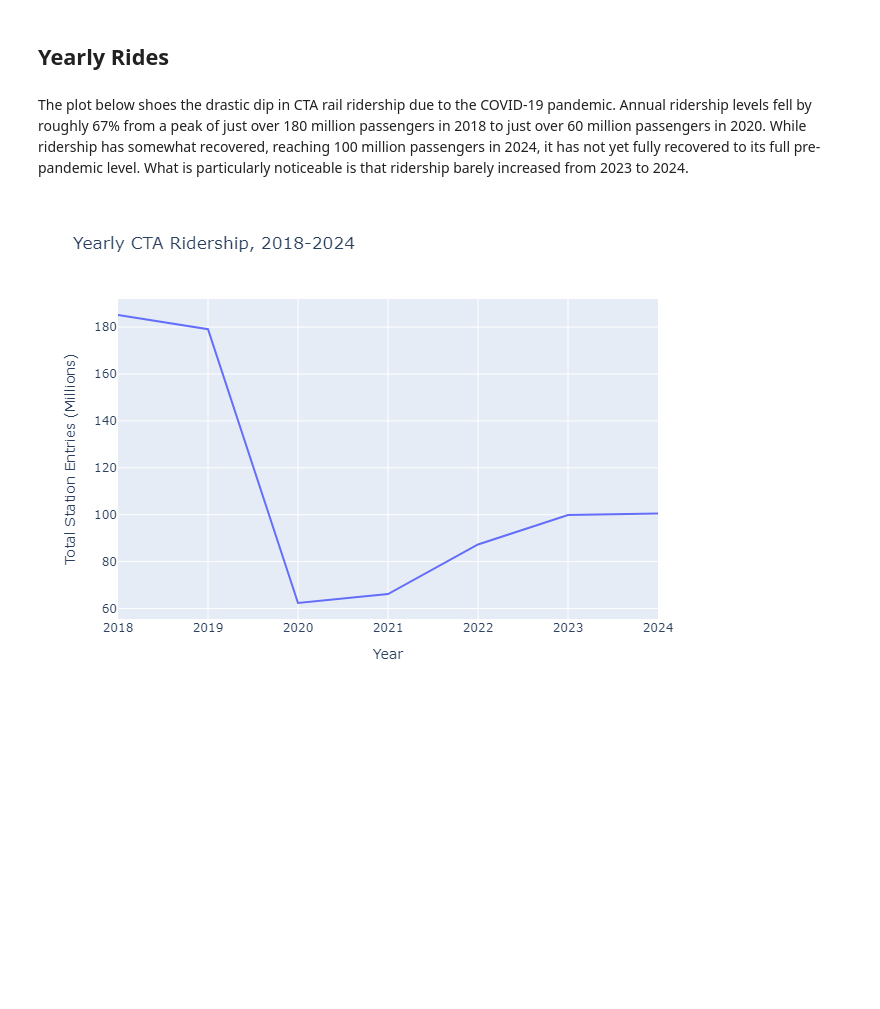
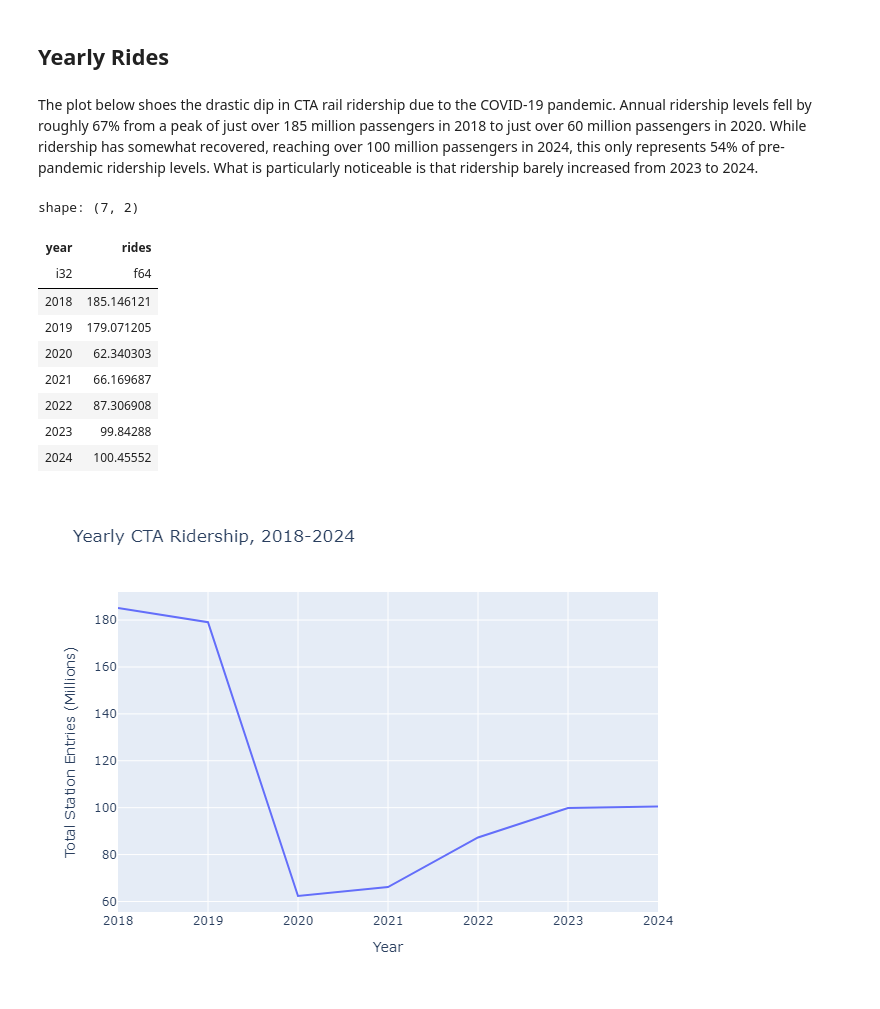
Before and after one commit to bryantco/cta-analysis, a Jupyter notebook: analyze_ridership.ipynb, the cells around one changed output. Cells and saved outputs as stored; diff of their text form; code cells hidden in the pictures; blank space fills up the shorter version.

```diff
--- a/analyze_ridership.ipynb
+++ b/analyze_ridership.ipynb
@@ -84,9 +91,9 @@ assert ridership_df.unique(subset=primary_key_columns).height == ridership_df.he
 ## Yearly Rides
 # %% [markdown]
 The plot below shoes the drastic dip in CTA rail ridership due to the COVID-19 pandemic. Annual ridership levels
-fell by roughly 67% from a peak of just over 180 million passengers in 2018 to just over 60 million passengers
-in 2020. While ridership has somewhat recovered, reaching 100 million passengers in 2024, it has not yet
-fully recovered to its full pre-pandemic level. What is particularly noticeable is that ridership barely increased
+fell by roughly 67% from a peak of just over 185 million passengers in 2018 to just over 60 million passengers
+in 2020. While ridership has somewhat recovered, reaching over 100 million passengers in 2024, this only represents
+54% of pre-pandemic ridership levels. What is particularly noticeable is that ridership barely increased
 from 2023 to 2024.
 # %%
 ridership_df_year_level = ridership_df.group_by(
@@ -96,6 +103,19 @@ ridership_df_year_level = ridership_df.group_by(
 ).sort(
     'year'
 )
+# %%
+ridership_df_year_level.head(10)
+# %% [output]
+shape: (7, 2)
+| year | rides |
+| i32 | f64 |
+| 2018 | 185.146121 |
+| 2019 | 179.071205 |
+| 2020 | 62.340303 |
+| 2021 | 66.169687 |
+| 2022 | 87.306908 |
+| 2023 | 99.84288 |
+| 2024 | 100.45552 |
 # %%
 fig = px.line(
     ridership_df_year_level,
```
Also changed, not shown: parts of 2 cells of this notebook.
